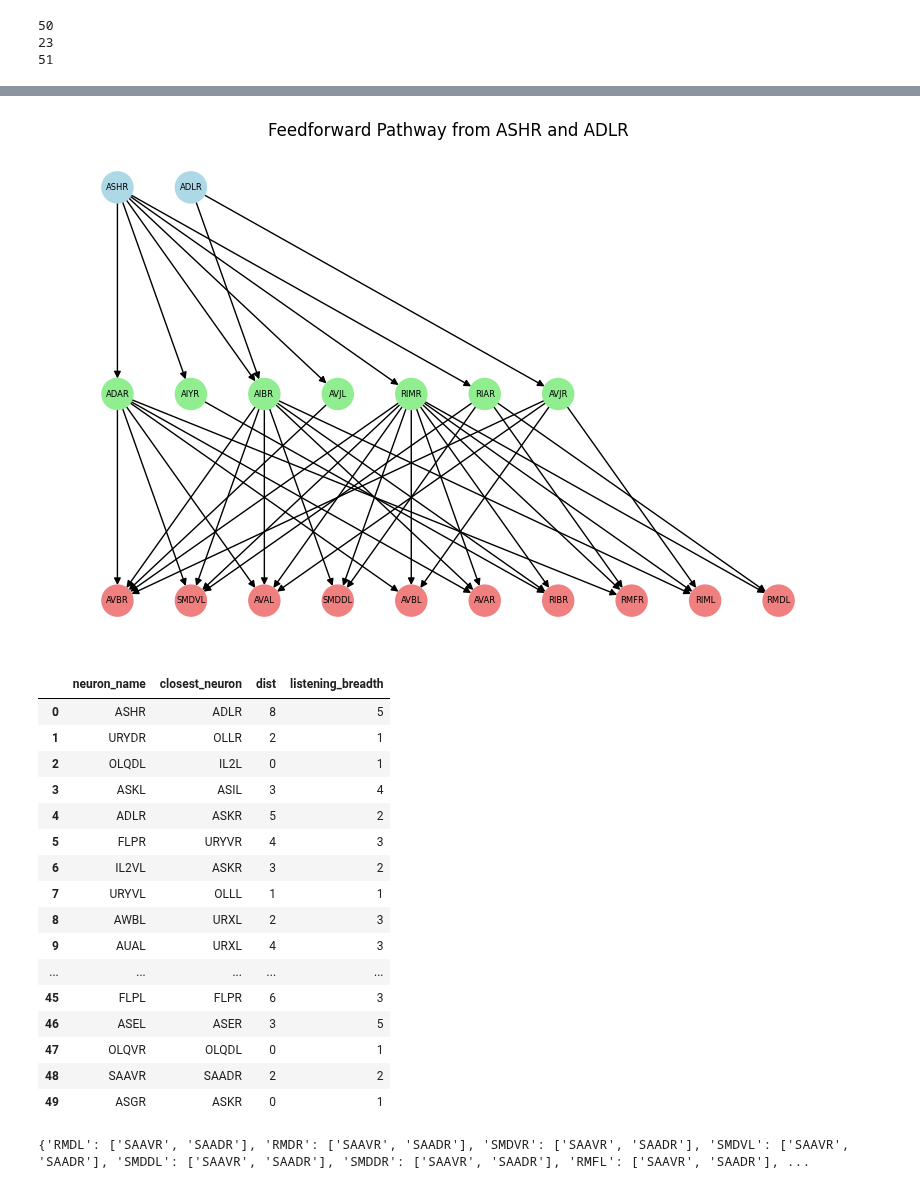
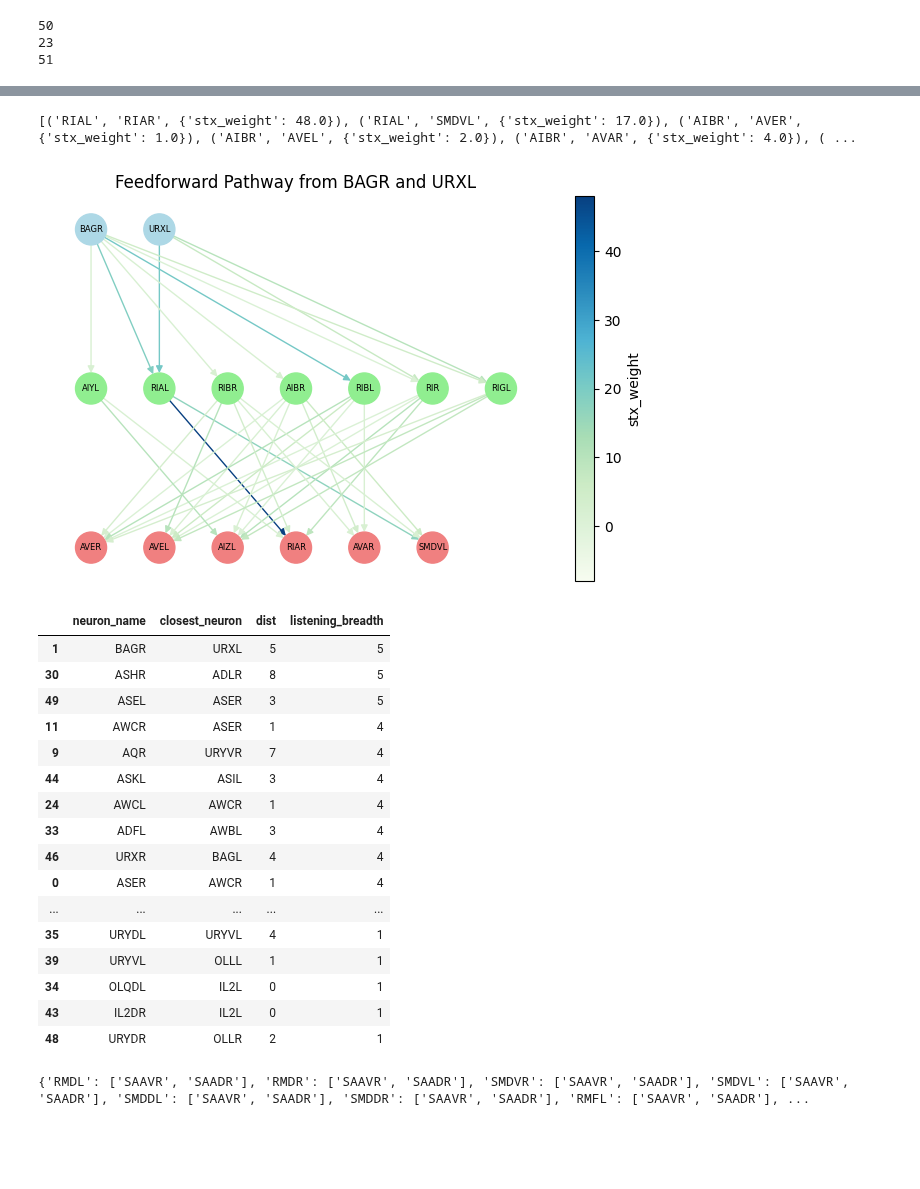
Before and after one commit to Shavit-Lab/celegans_connectome_analysis, a Jupyter notebook: three_layer.ipynb, the cells around one changed output, grey strips where cells are left out. Saved outputs shown, nothing was run; the diff lists cells and outputs as text; code cells hidden in the pictures; blank space fills up the shorter version.

Commit message:
observational functional graphs + more

```diff
--- a/three_layer.ipynb
+++ b/three_layer.ipynb
@@ -151,7 +152,7 @@ closest_sens_df
 # %%
 # candidate neurons with identical
-s1 = 'ASHR'
-s2 = 'ADLR'
+s1 = 'BAGR'
+s2 = 'URXL'
 def get_feedforward_subgrapg(s1, s2):
     g = nx.DiGraph()
     for sn in [s1, s2]:
@@ -174,30 +175,48 @@ g = get_feedforward_subgrapg(s1, s2)
 # %%
 pos = {}
 layer_gap = 1.5
 
 for i, node in enumerate([n for n in g.nodes if g.nodes[n]['neuron_type'] == 'L1']):
     pos[node] = (i, 2 * layer_gap)
 
 for i, node in enumerate([n for n in g.nodes if g.nodes[n]['neuron_type'] == 'L2']):
     pos[node] = (i, layer_gap)
 
 third_layer = [n for n in g.nodes if g.nodes[n]['neuron_type'] == 'L3']
 # sort third layer nodes by incoming degree
 third_layer.sort(key=lambda x: g.in_degree(x), reverse=True)
-for i, node in enumerate(third_layer[:10]):
+for i, node in enumerate(third_layer[:6]):
     pos[node] = (i, 0)
-# for i, node in enumerate([n for n in g.nodes if g.nodes[n]['neuron_type'] == 'L3']):
-#     pos[node] = (i, 0)
-g_s = nx.subgraph(g, [n for n in g.nodes if g.nodes[n]['neuron_type'] == 'L1' or g.nodes[n]['neuron_type'] == 'L2' or (n in third_layer[:10])])
+
+g_s = nx.subgraph(g, [n for n in g.nodes if g.nodes[n]['neuron_type'] == 'L1' or g.nodes[n]['neuron_type'] == 'L2' or (n in third_layer[:6])])
+
+# Get edge weights for coloring
+edges = g_s.edges(data=True)
+print(edges)
+weights = [edge[2]['stx_weight'] for edge in edges]
+
+# Normalize weights for color mapping
+norm = plt.Normalize(vmin=min(weights), vmax=max(weights))
+
 plt.figure(figsize=(8, 5))
+ax = plt.gca()  # Get the current axes
 nx.draw(
     g_s, pos, with_labels=True, node_size=500, font_size=6,
-    node_color=[{'L1': 'lightblue', 'L2': 'lightgreen', 'L3': 'lightcoral'}[g.nodes[n]['neuron_type']] for n in g_s.nodes]
+    node_color=[{'L1': 'lightblue', 'L2': 'lightgreen', 'L3': 'lightcoral'}[g.nodes[n]['neuron_type']] for n in g_s.nodes],
+    edge_color=weights, edge_cmap=plt.cm.GnBu, edge_vmin=-8, edge_vmax=max(weights),
+    ax=ax  # Pass the axes to the draw function
 )
+
+# Add color bar
+sm = plt.cm.ScalarMappable(cmap=plt.cm.GnBu, norm=plt.Normalize(vmin=-8, vmax=max(weights)))
+sm.set_array([])
+plt.colorbar(sm, ax=ax, label='stx_weight')  # Associate the colorbar with the axes
+
 plt.title(f"Feedforward Pathway from {s1} and {s2}")
 plt.show()
 # %% [output]
+[('RIAL', 'RIAR', {'stx_weight': 48.0}), ('RIAL', 'SMDVL', {'stx_weight': 17.0}), ('AIBR', 'AVER', {'stx_weight': 1.0}), ('AIBR', 'AVEL', {'stx_weight': 2.0}), ('AIBR', 'AVAR', {'stx_weight': 4.0}), ( ...
-[figure, old version]
+[figure, new version]
 # %%
 def calc_listening_breadth_from_subgraph(g: nx.DiGraph):
     third_layer = [n for n in g.nodes if g.nodes[n]['neuron_type'] == 'L3']
@@ -209,25 +228,25 @@ def calc_listening_breadth(s1, s2):
     return calc_listening_breadth_from_subgraph(g)
 
 closest_sens_df['listening_breadth'] = closest_sens_df.apply(lambda row: calc_listening_breadth(row['neuron_name'], row['closest_neuron']), axis=1)
-closest_sens_df
+closest_sens_df.sort_values(by='listening_breadth', ascending=False)
 # %% [output]
 |  | neuron_name | closest_neuron | dist | listening_breadth |
-| 0 | ASHR | ADLR | 8 | 5 |
-| 1 | URYDR | OLLR | 2 | 1 |
-| 2 | OLQDL | IL2L | 0 | 1 |
-| 3 | ASKL | ASIL | 3 | 4 |
-| 4 | ADLR | ASKR | 5 | 2 |
-| 5 | FLPR | URYVR | 4 | 3 |
-| 6 | IL2VL | ASKR | 3 | 2 |
-| 7 | URYVL | OLLL | 1 | 1 |
-| 8 | AWBL | URXL | 2 | 3 |
-| 9 | AUAL | URXL | 4 | 3 |
+| 1 | BAGR | URXL | 5 | 5 |
+| 30 | ASHR | ADLR | 8 | 5 |
+| 49 | ASEL | ASER | 3 | 5 |
+| 11 | AWCR | ASER | 1 | 4 |
+| 9 | AQR | URYVR | 7 | 4 |
+| 44 | ASKL | ASIL | 3 | 4 |
+| 24 | AWCL | AWCR | 1 | 4 |
+| 33 | ADFL | AWBL | 3 | 4 |
+| 46 | URXR | BAGL | 4 | 4 |
+| 0 | ASER | AWCR | 1 | 4 |
 | ... | ... | ... | ... | ... |
-| 45 | FLPL | FLPR | 6 | 3 |
-| 46 | ASEL | ASER | 3 | 5 |
-| 47 | OLQVR | OLQDL | 0 | 1 |
-| 48 | SAAVR | SAADR | 2 | 2 |
-| 49 | ASGR | ASKR | 0 | 1 |
+| 35 | URYDL | URYVL | 4 | 1 |
+| 39 | URYVL | OLLL | 1 | 1 |
+| 34 | OLQDL | IL2L | 0 | 1 |
+| 43 | IL2DR | IL2L | 0 | 1 |
+| 48 | URYDR | OLLR | 2 | 1 |
 # %%
 motor_neuron_from_sens_paths = {}
 for mn in g.nodes():
```
Also changed, not shown: parts of 2 cells of this notebook, 53 other files.
